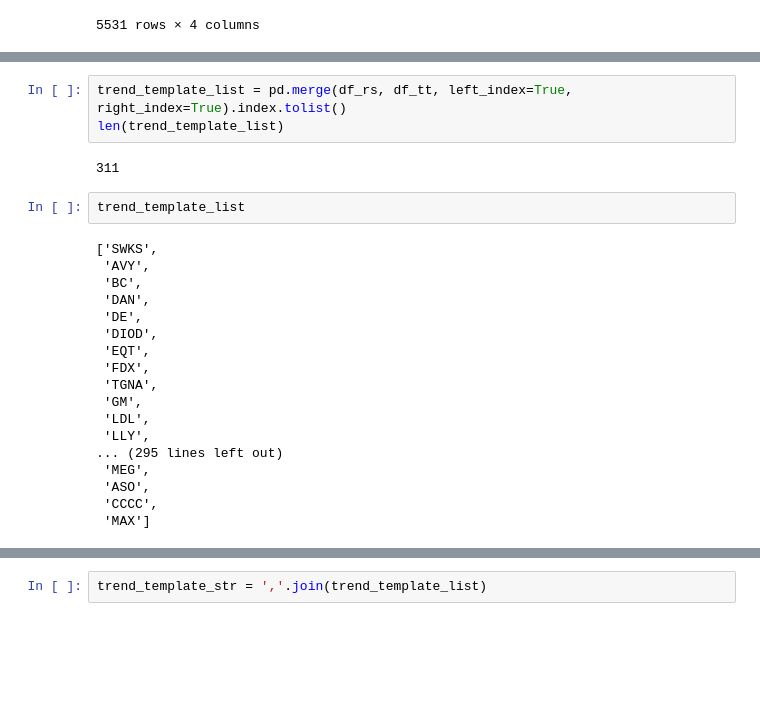
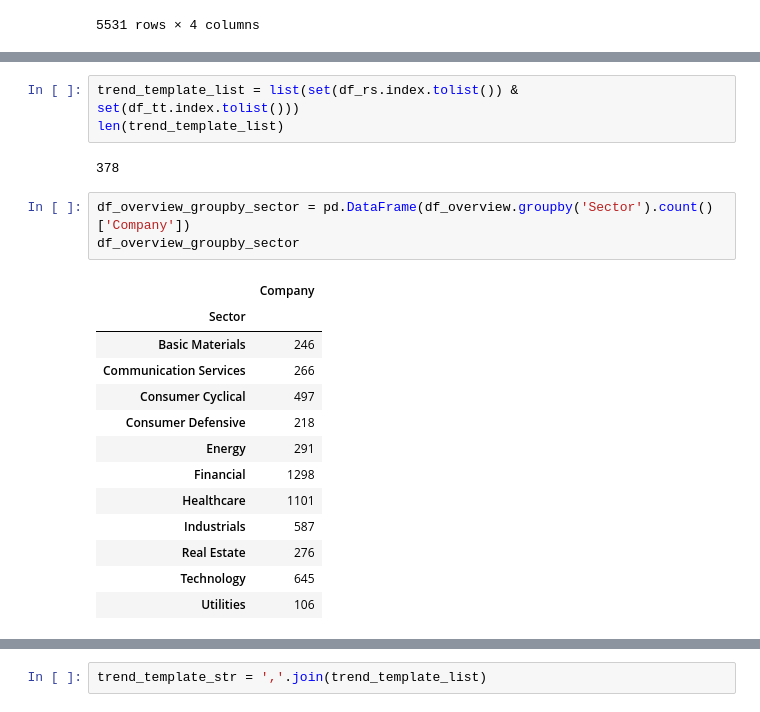
Before and after one commit to chan1123/Full_Trend_Template, a Jupyter notebook: Testing.ipynb, the cells around one changed output, grey strips where cells are left out. Cells and saved outputs as stored; diff of their text form; blank space fills up the shorter version.

```diff
--- a/Testing.ipynb
+++ b/Testing.ipynb
@@ -86,27 +86,24 @@ df_rs
 # %%
-trend_template_list = pd.merge(df_rs, df_tt, left_index=True, right_index=True).index.tolist()
+trend_template_list = list(set(df_rs.index.tolist()) & set(df_tt.index.tolist()))
 len(trend_template_list)
 # %% [output]
-311
+378
-# %%
-trend_template_list
-# %% [output]
-['SWKS',
- 'AVY',
- 'BC',
- 'DAN',
- 'DE',
- 'DIOD',
- 'EQT',
- 'FDX',
- 'TGNA',
- 'GM',
- 'LDL',
- 'LLY',
-... (295 lines left out)
- 'MEG',
- 'ASO',
- 'CCCC',
- 'MAX']
+# %%
+df_overview_groupby_sector = pd.DataFrame(df_overview.groupby('Sector').count()['Company'])
+df_overview_groupby_sector
+# %% [output]
+|  | Company |
+| Sector |  |
+| Basic Materials | 246 |
+| Communication Services | 266 |
+| Consumer Cyclical | 497 |
+| Consumer Defensive | 218 |
+| Energy | 291 |
+| Financial | 1298 |
+| Healthcare | 1101 |
+| Industrials | 587 |
+| Real Estate | 276 |
+| Technology | 645 |
+| Utilities | 106 |
 # %%
 filtered = df_overview[df_overview.index.isin(trend_template_list)]
```
Also changed, not shown: parts of 13 cells of this notebook, 11 other files.
